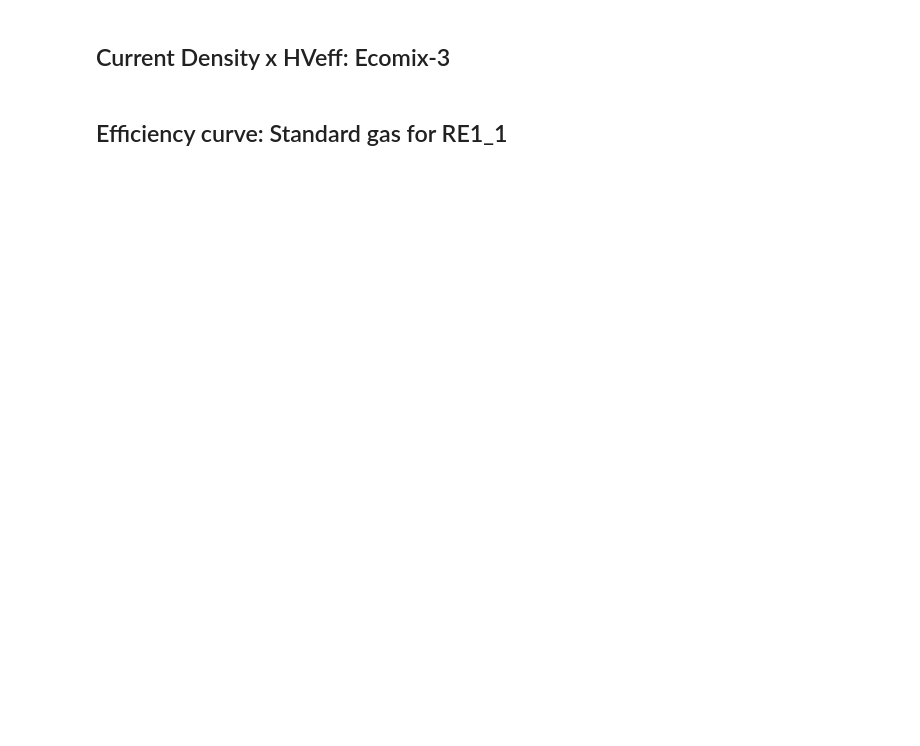
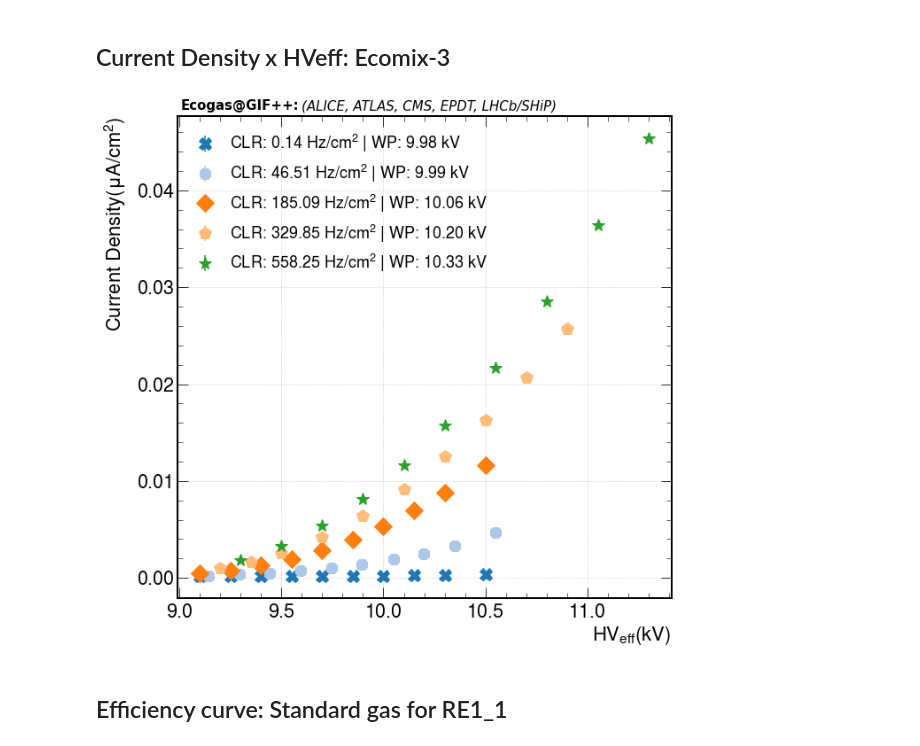
Before and after one commit to Mapse/cms_rpc_analysis, a Jupyter notebook: gif++/test_beam/plots/make_plots_test_beam.ipynb, the cells around one changed output. Drawn from its saved outputs; the diff is of its cells as text; code cells hidden in the pictures; blank space fills up the shorter version.

```diff
--- a/gif++/test_beam/plots/make_plots_test_beam.ipynb
+++ b/gif++/test_beam/plots/make_plots_test_beam.ipynb
@@ -64,8 +71,10 @@ plt.savefig('density_current_hv_eff_eco2.png')
 ## Current Density x HVeff: Ecomix-3
 # %%
 # Calls the module pche to plot density current vs hv effective
-ax = pche.plot_current_hv_eff(path_all_eco3, file_eco3, legend_eco3, gas_eco3)
+ax = pche.plot_current_hv_eff(path_all_eco3, file_eco3, legend_eco3, chamber, gaps, plot='ecogas')
 plt.savefig('density_current_hv_eff_eco3.png')
+# %% [output]
+[figure, added]
 # %% [markdown]
 ## Efficiency curve: Standard gas for RE1_1
 # %%
```
Also changed, not shown: parts of 10 cells of this notebook.
